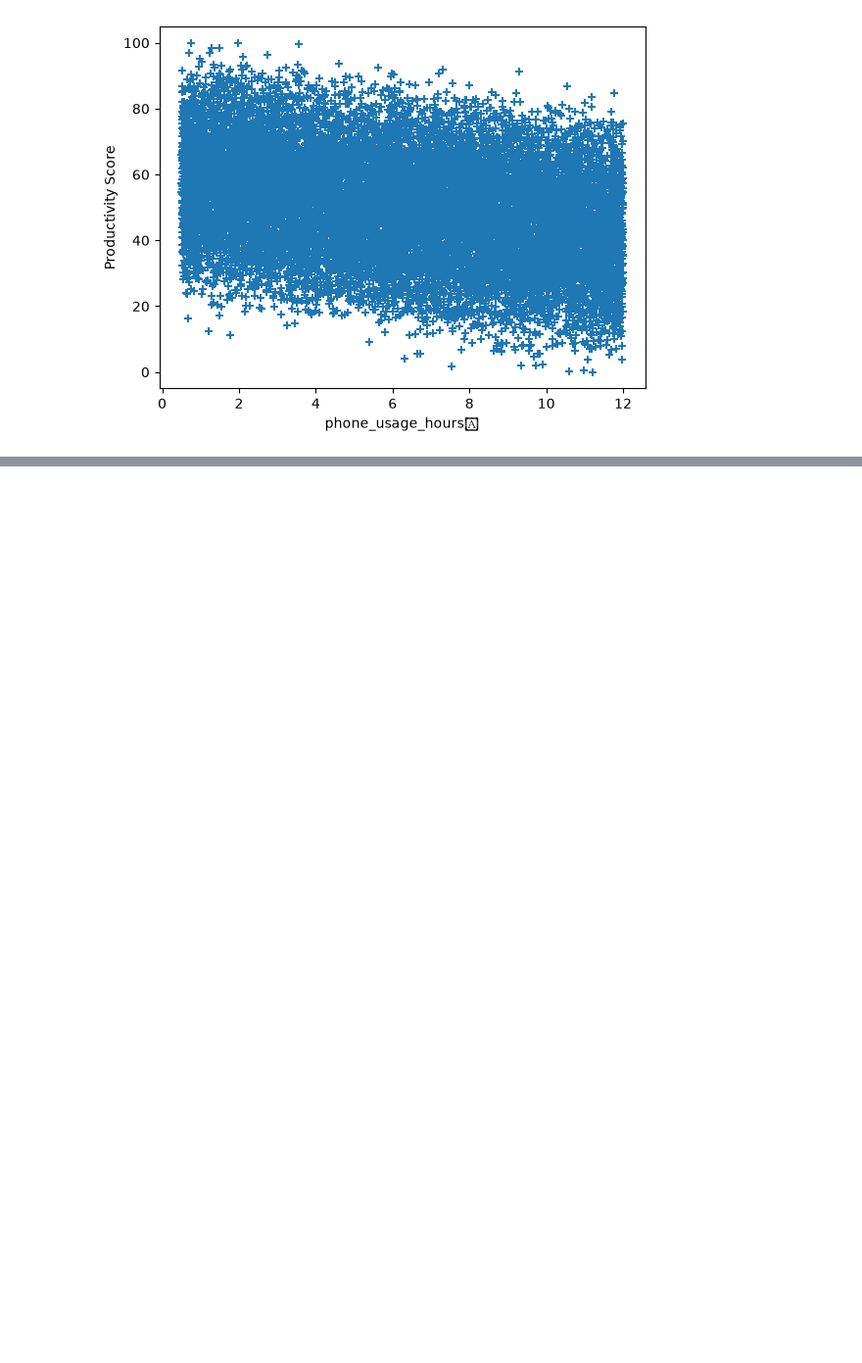
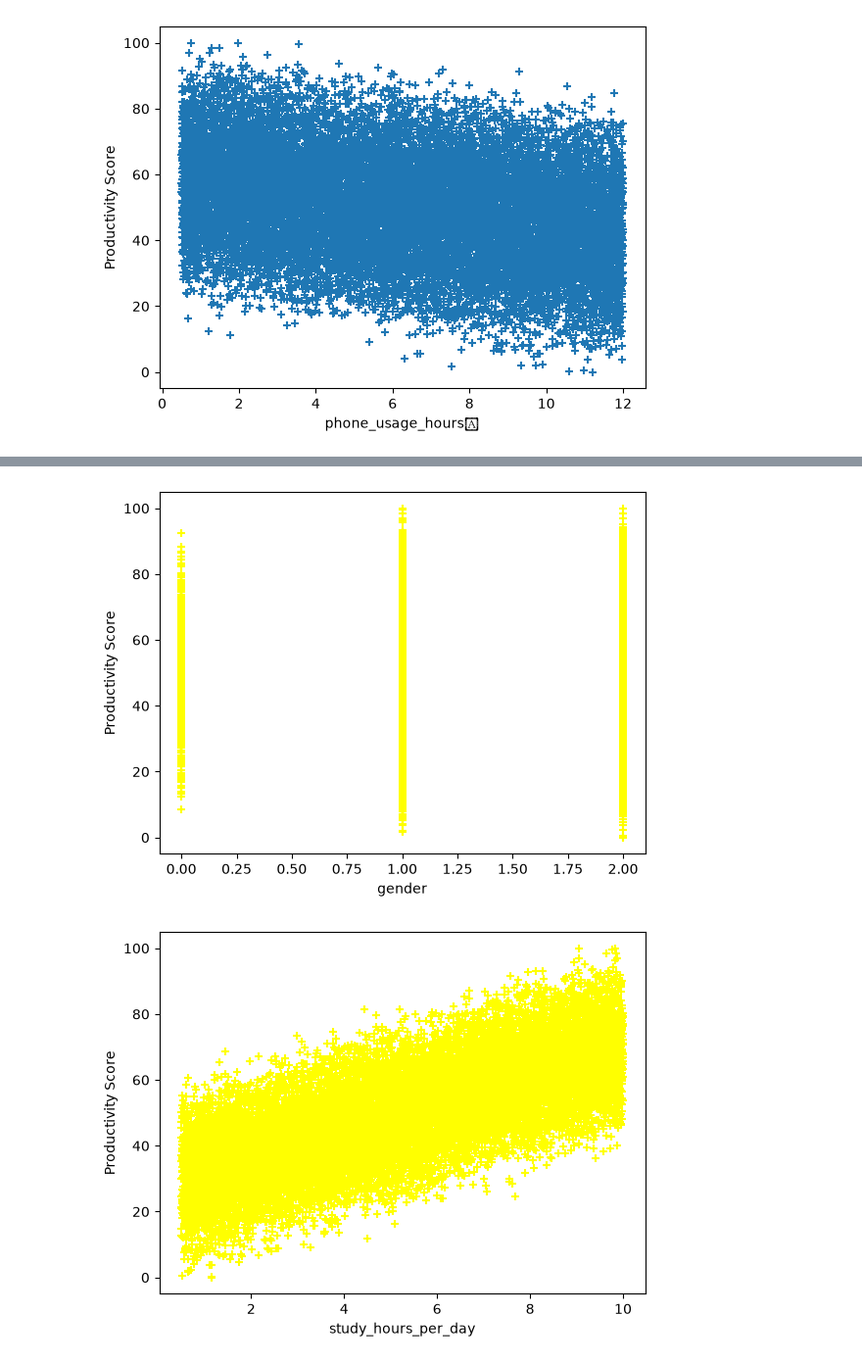
Before and after one commit to Kiyana2/Machine-Learning-Lab, a Jupyter notebook: Fast_API/Student_Productivity_prediction/Student_productivity.ipynb, the cells around one changed output, grey strips where cells are left out. Shown at 98% size. Saved outputs shown, nothing was run; the diff lists cells and outputs as text; code cells hidden in the pictures; blank space fills up the shorter version.

```diff
--- a/Fast_API/Student_Productivity_prediction/Student_productivity.ipynb
+++ b/Fast_API/Student_Productivity_prediction/Student_productivity.ipynb
@@ -184,0 +204,2 @@ for i in df.columns:
+# %%
+df_new = df.drop(columns = ['id', 'age', 'student_id','social_media_hours','youtube_hours', 'gaming_hours','breaks_per_day', 'coffee_intake_mg', 'exercise_minutes', 'assignments_completed', 'final_grade'])
@@ -184,0 +215,10 @@ for i in df.columns:
+# %%
+for i in df_new.columns:
+    %matplotlib inline
+    plt.xlabel(i)
+    plt.ylabel("Productivity Score")
+    plt.scatter(df[i]	, df.productivity_score, marker = "+", color = 'yellow')
+    plt.show()
+# %% [output]
+[figure, added]
+[figure, added]
```
Also changed, not shown: parts of 18 cells of this notebook, 2 other files.
